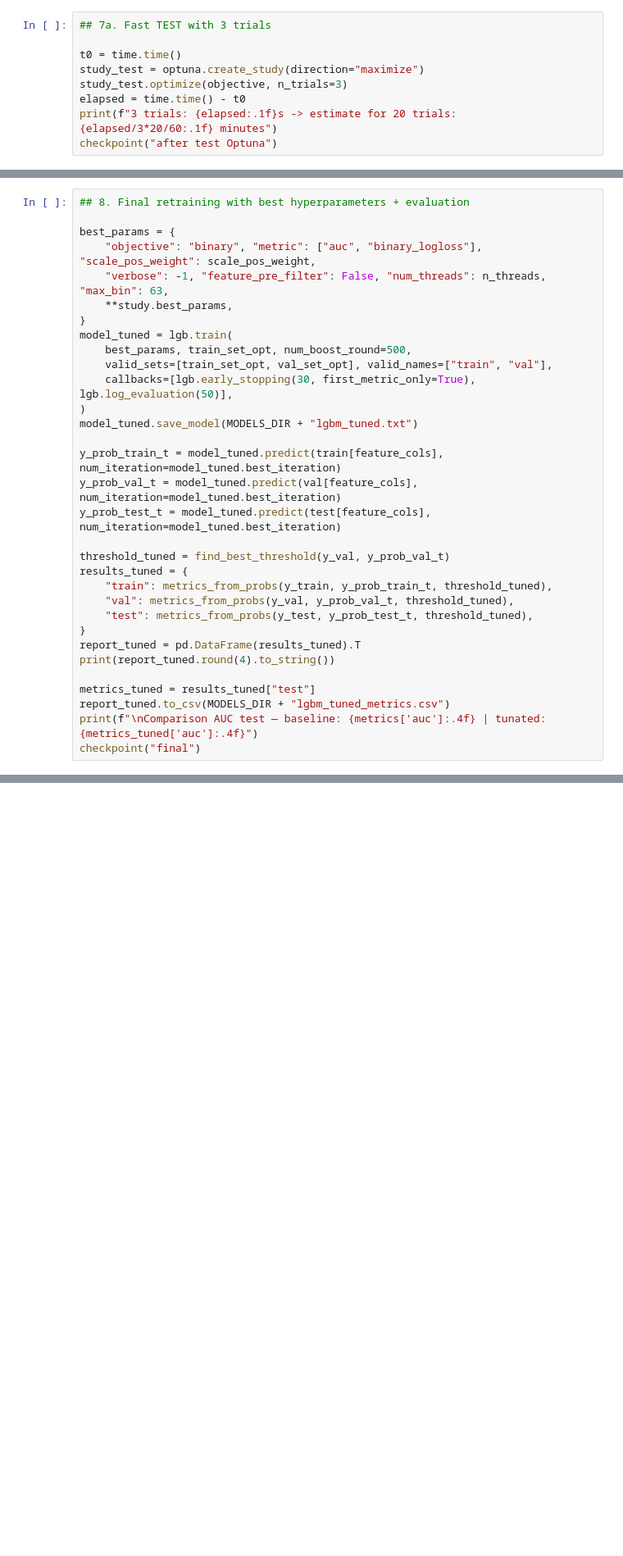
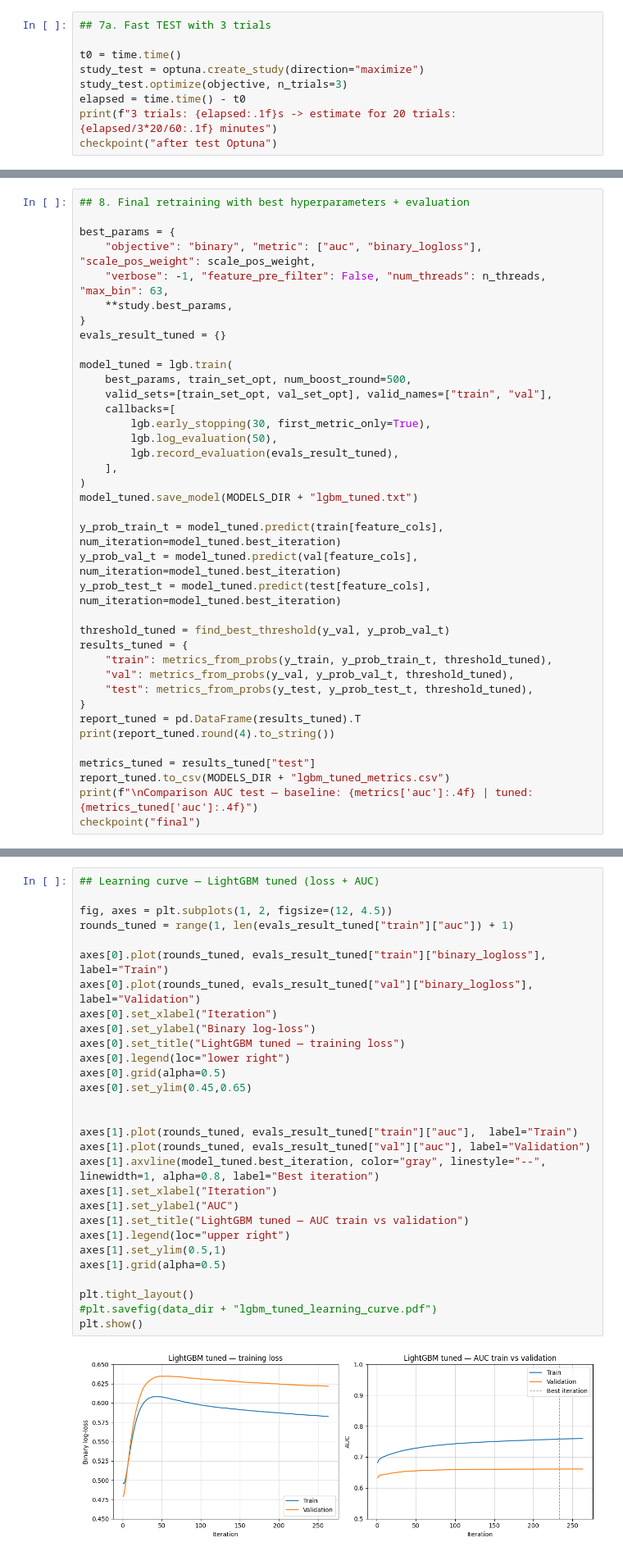
Before and after one commit to kevinbrugnera/Flight-Delay-Forecasting, a Jupyter notebook: tabular_pipeline_aeolus_lgbm.ipynb, the cells around one changed output, grey strips where cells are left out. Shown at 82% size. Saved outputs shown, nothing was run; the diff lists cells and outputs as text; blank space fills up the shorter version.

```diff
--- a/tabular_pipeline_aeolus_lgbm.ipynb
+++ b/tabular_pipeline_aeolus_lgbm.ipynb
@@ -356,10 +400,16 @@ best_params = {
     "verbose": -1, "feature_pre_filter": False, "num_threads": n_threads, "max_bin": 63,
     **study.best_params,
 }
+evals_result_tuned = {}
+
 model_tuned = lgb.train(
     best_params, train_set_opt, num_boost_round=500,
     valid_sets=[train_set_opt, val_set_opt], valid_names=["train", "val"],
-    callbacks=[lgb.early_stopping(30, first_metric_only=True), lgb.log_evaluation(50)],
+    callbacks=[
+        lgb.early_stopping(30, first_metric_only=True),
+        lgb.log_evaluation(50),
+        lgb.record_evaluation(evals_result_tuned),
+    ],
 )
 model_tuned.save_model(MODELS_DIR + "lgbm_tuned.txt")
 
@@ -378,7 +428,7 @@ print(report_tuned.round(4).to_string())
 
 metrics_tuned = results_tuned["test"]
 report_tuned.to_csv(MODELS_DIR + "lgbm_tuned_metrics.csv")
-print(f"\nComparison AUC test — baseline: {metrics['auc']:.4f} | tunated: {metrics_tuned['auc']:.4f}")
+print(f"\nComparison AUC test — baseline: {metrics['auc']:.4f} | tuned: {metrics_tuned['auc']:.4f}")
 checkpoint("final")
 # %% [output]
 Training until validation scores don't improve for 30 rounds
@@ -402,0 +451,31 @@ Comparison AUC test — baseline: 0.6852 | tunated: 0.6849
+# %%
+## Learning curve — LightGBM tuned (loss + AUC)
+
+fig, axes = plt.subplots(1, 2, figsize=(12, 4.5))
+rounds_tuned = range(1, len(evals_result_tuned["train"]["auc"]) + 1)
+
+axes[0].plot(rounds_tuned, evals_result_tuned["train"]["binary_logloss"], label="Train")
+axes[0].plot(rounds_tuned, evals_result_tuned["val"]["binary_logloss"], label="Validation")
+axes[0].set_xlabel("Iteration")
+axes[0].set_ylabel("Binary log-loss")
+axes[0].set_title("LightGBM tuned — training loss")
+axes[0].legend(loc="lower right")
+axes[0].grid(alpha=0.5)
+axes[0].set_ylim(0.45,0.65)
+
+
+axes[1].plot(rounds_tuned, evals_result_tuned["train"]["auc"],  label="Train")
+axes[1].plot(rounds_tuned, evals_result_tuned["val"]["auc"], label="Validation")
+axes[1].axvline(model_tuned.best_iteration, color="gray", linestyle="--", linewidth=1, alpha=0.8, label="Best iteration")
+axes[1].set_xlabel("Iteration")
+axes[1].set_ylabel("AUC")
+axes[1].set_title("LightGBM tuned — AUC train vs validation")
+axes[1].legend(loc="upper right")
+axes[1].set_ylim(0.5,1)
+axes[1].grid(alpha=0.5)
+
+plt.tight_layout()
+#plt.savefig(data_dir + "lgbm_tuned_learning_curve.pdf")
+plt.show()
+# %% [output]
+[figure, added]
```
Also changed, not shown: parts of 11 cells of this notebook.
